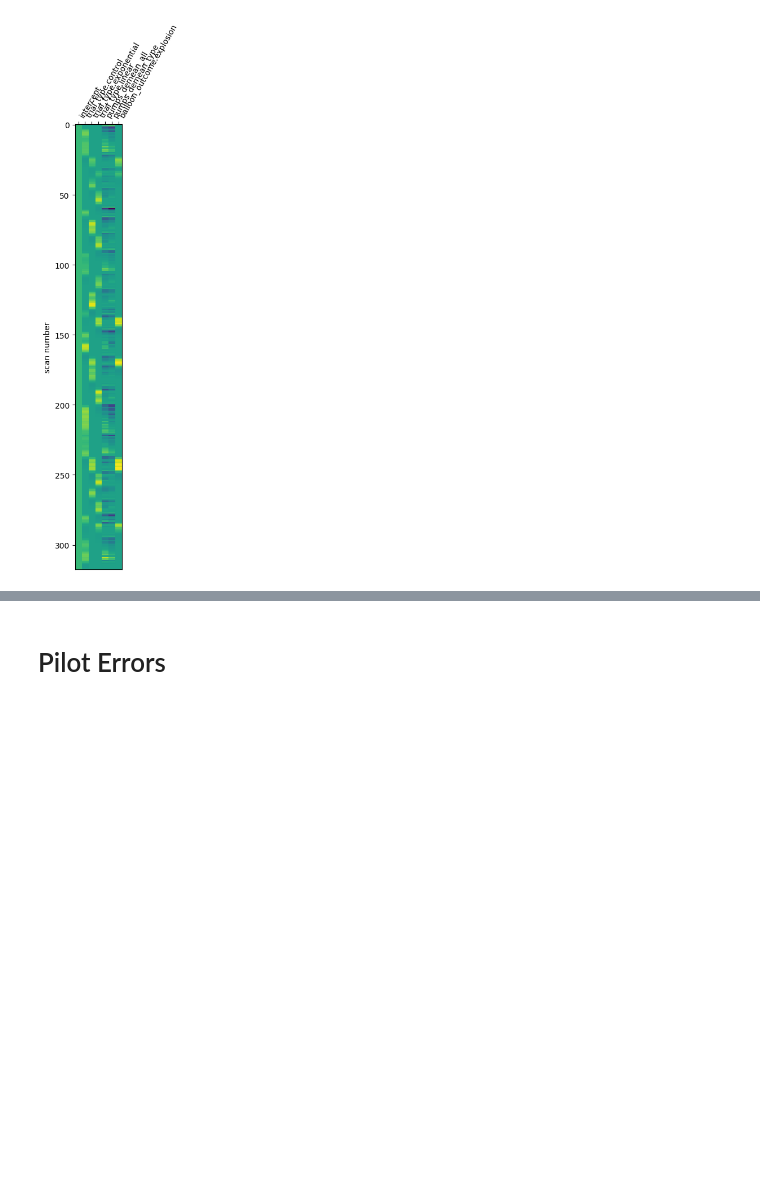
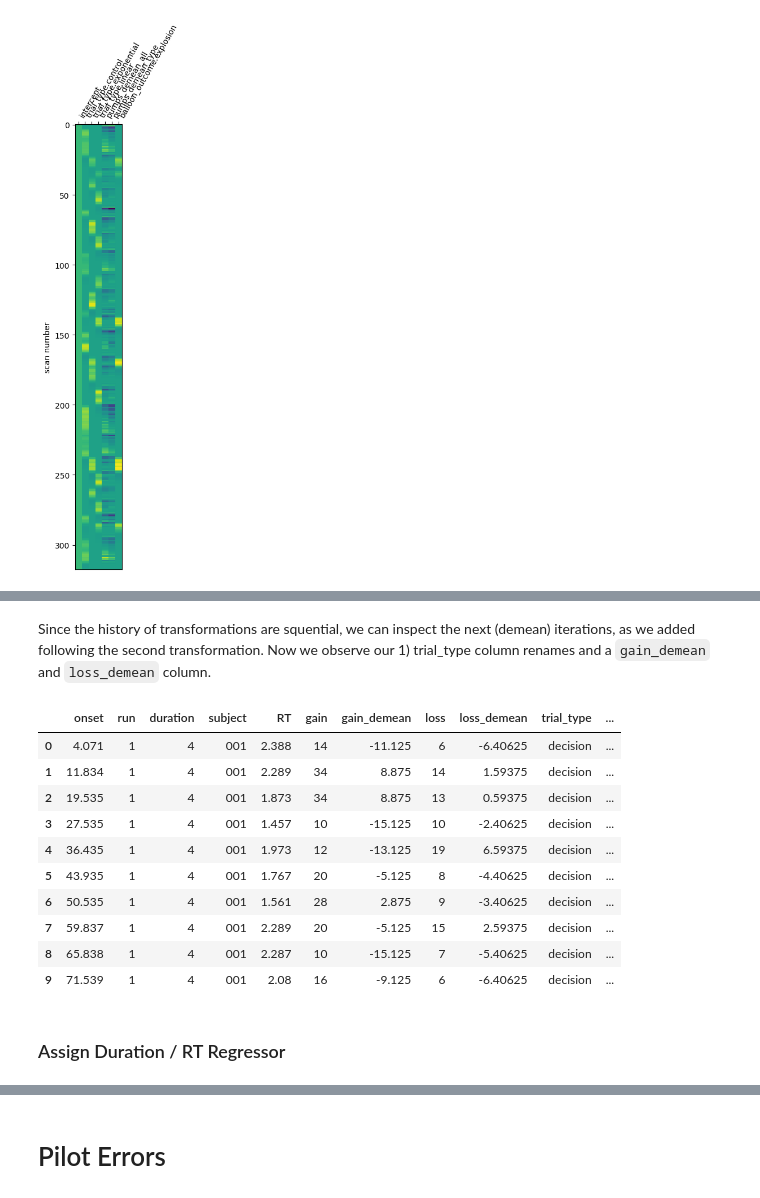
Before and after one commit to lobennett/openneuro_glmfitlins, a Jupyter notebook: scripts/jupyter_notebooks/transformations.ipynb, the cells around one changed output, grey strips where cells are left out. Drawn from its saved outputs; the diff is of its cells as text; code cells hidden in the pictures; blank space fills up the shorter version.

```diff
--- a/scripts/jupyter_notebooks/transformations.ipynb
+++ b/scripts/jupyter_notebooks/transformations.ipynb
@@ -924,0 +1025,19 @@ In this instance, the trial_type column had 'strings' and 'n/a' values.
+# %% [markdown]
+Since the history of transformations are squential, we can inspect the next (demean) iterations, as we added following the second transformation. Now we observe our 1) trial_type column renames and a `gain_demean` and `loss_demean` column.
+# %%
+# History: step 3 - Demean
+outputs[0].trans_hist[3].output.to_df().head(10)
+# %% [output]
+|  | onset | run | duration | subject | RT | gain | gain_demean | loss | loss_demean | trial_type | ... |
+| 0 | 4.071 | 1 | 4 | 001 | 2.388 | 14 | -11.125 | 6 | -6.40625 | decision | ... |
+| 1 | 11.834 | 1 | 4 | 001 | 2.289 | 34 | 8.875 | 14 | 1.59375 | decision | ... |
+| 2 | 19.535 | 1 | 4 | 001 | 1.873 | 34 | 8.875 | 13 | 0.59375 | decision | ... |
+| 3 | 27.535 | 1 | 4 | 001 | 1.457 | 10 | -15.125 | 10 | -2.40625 | decision | ... |
+| 4 | 36.435 | 1 | 4 | 001 | 1.973 | 12 | -13.125 | 19 | 6.59375 | decision | ... |
+| 5 | 43.935 | 1 | 4 | 001 | 1.767 | 20 | -5.125 | 8 | -4.40625 | decision | ... |
+| 6 | 50.535 | 1 | 4 | 001 | 1.561 | 28 | 2.875 | 9 | -3.40625 | decision | ... |
+| 7 | 59.837 | 1 | 4 | 001 | 2.289 | 20 | -5.125 | 15 | 2.59375 | decision | ... |
+| 8 | 65.838 | 1 | 4 | 001 | 2.287 | 10 | -15.125 | 7 | -5.40625 | decision | ... |
+| 9 | 71.539 | 1 | 4 | 001 | 2.08 | 16 | -9.125 | 6 | -6.40625 | decision | ... |
+# %% [markdown]
+### Assign Duration / RT Regressor
```
Also changed, not shown: parts of 35 cells of this notebook, 47 other files.
